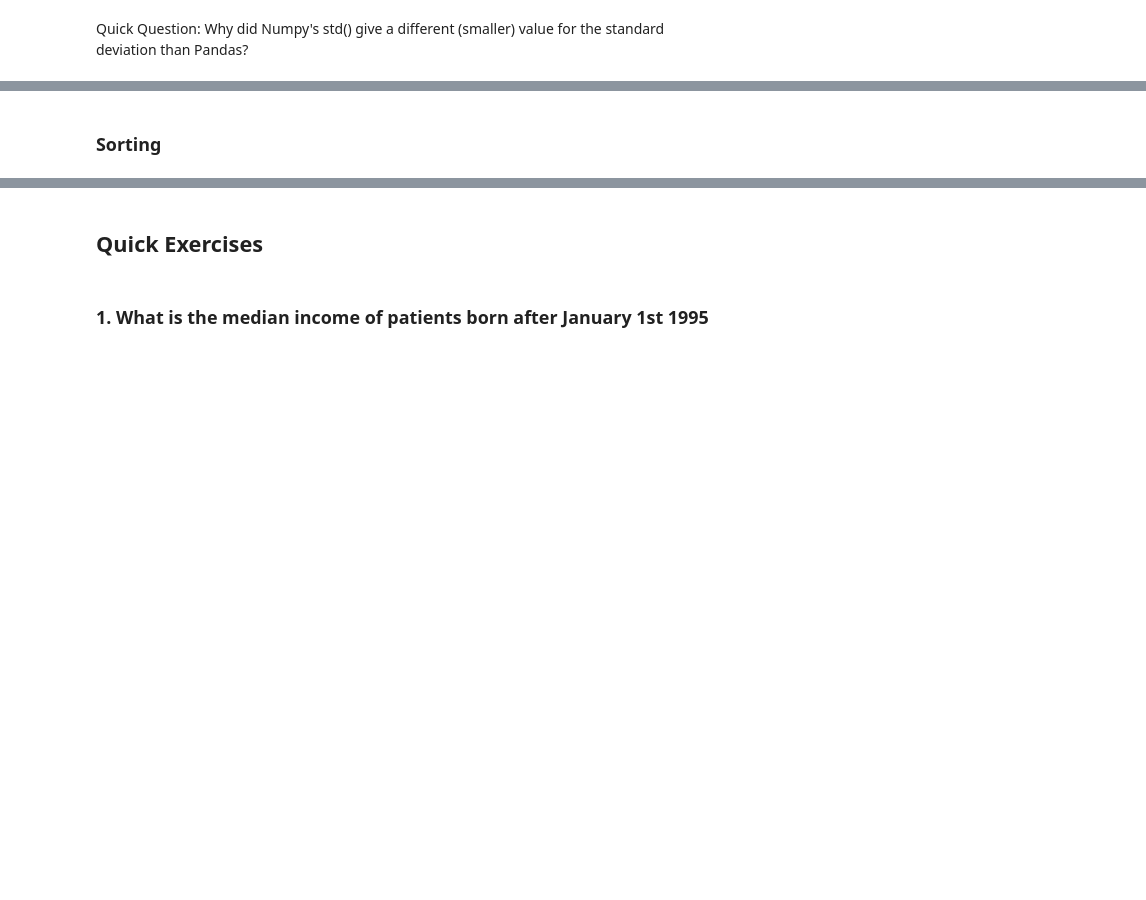
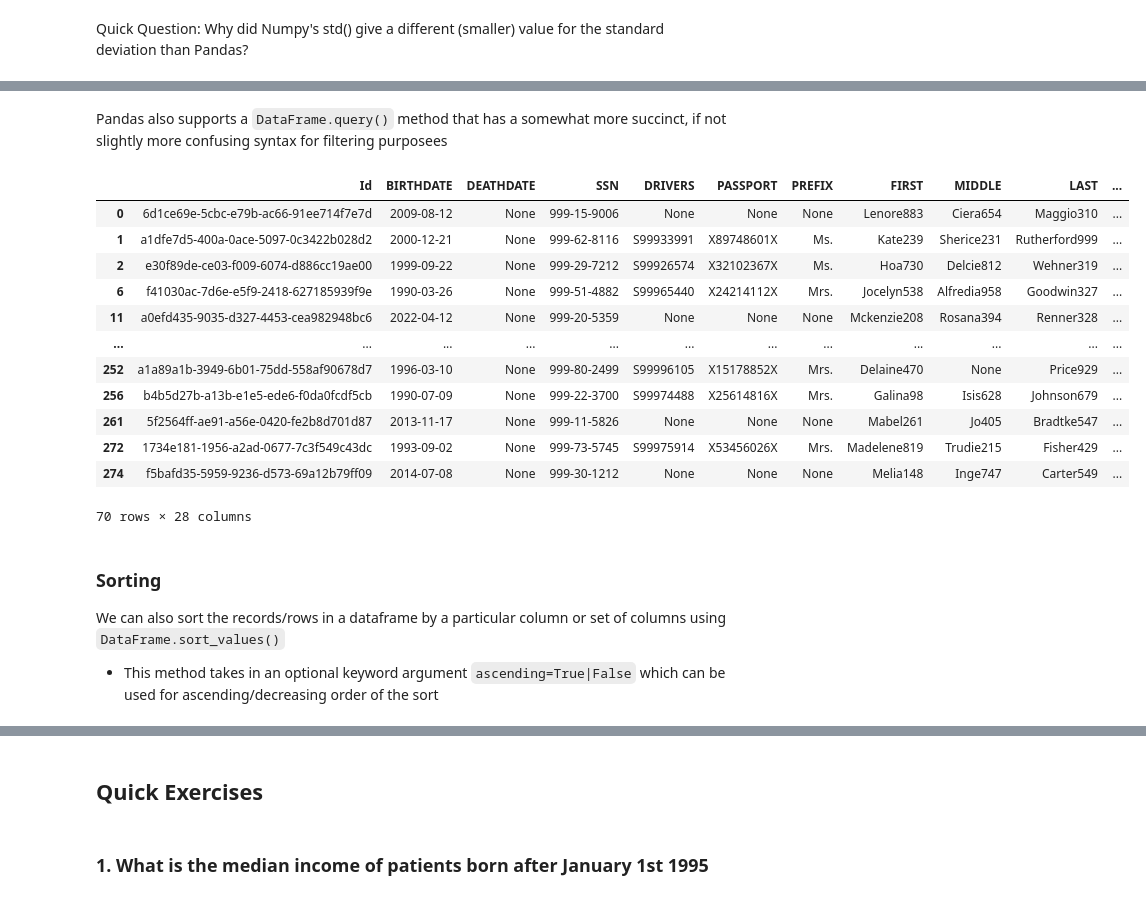
Before and after one commit to btwooton/arch_workshop_data_wrangling1_ws9, a Jupyter notebook: ws9_hands_on.ipynb, the cells around one changed output, grey strips where cells are left out. Cells and saved outputs as stored; diff of their text form; code cells hidden in the pictures; blank space fills up the shorter version.

Commit message:
Added additional examples and descriptive markdown to module sections

```diff
--- a/ws9_hands_on.ipynb
+++ b/ws9_hands_on.ipynb
@@ -77,5 +297,26 @@ patients_ma[patients_ma['BIRTHDATE'] >= '1990-01-01']
+# %% [markdown]
+Pandas also supports a `DataFrame.query()` method that has a somewhat more succinct, if not slightly more confusing syntax for filtering purposees
+# %%
+# Same as the example above, but using the query method
+patients_ma.query('BIRTHDATE >= "1990-01-01" and GENDER == "F"')
+# %% [output]
+|  | Id | BIRTHDATE | DEATHDATE | SSN | DRIVERS | PASSPORT | PREFIX | FIRST | MIDDLE | LAST | ... |
+| 0 | 6d1ce69e-5cbc-e79b-ac66-91ee714f7e7d | 2009-08-12 | None | 999-15-9006 | None | None | None | Lenore883 | Ciera654 | Maggio310 | ... |
+| 1 | a1dfe7d5-400a-0ace-5097-0c3422b028d2 | 2000-12-21 | None | 999-62-8116 | S99933991 | X89748601X | Ms. | Kate239 | Sherice231 | Rutherford999 | ... |
+| 2 | e30f89de-ce03-f009-6074-d886cc19ae00 | 1999-09-22 | None | 999-29-7212 | S99926574 | X32102367X | Ms. | Hoa730 | Delcie812 | Wehner319 | ... |
+| 6 | f41030ac-7d6e-e5f9-2418-627185939f9e | 1990-03-26 | None | 999-51-4882 | S99965440 | X24214112X | Mrs. | Jocelyn538 | Alfredia958 | Goodwin327 | ... |
+| 11 | a0efd435-9035-d327-4453-cea982948bc6 | 2022-04-12 | None | 999-20-5359 | None | None | None | Mckenzie208 | Rosana394 | Renner328 | ... |
+| ... | ... | ... | ... | ... | ... | ... | ... | ... | ... | ... | ... |
+| 252 | a1a89a1b-3949-6b01-75dd-558af90678d7 | 1996-03-10 | None | 999-80-2499 | S99996105 | X15178852X | Mrs. | Delaine470 | None | Price929 | ... |
+| 256 | b4b5d27b-a13b-e1e5-ede6-f0da0fcdf5cb | 1990-07-09 | None | 999-22-3700 | S99974488 | X25614816X | Mrs. | Galina98 | Isis628 | Johnson679 | ... |
+| 261 | 5f2564ff-ae91-a56e-0420-fe2b8d701d87 | 2013-11-17 | None | 999-11-5826 | None | None | None | Mabel261 | Jo405 | Bradtke547 | ... |
+| 272 | 1734e181-1956-a2ad-0677-7c3f549c43dc | 1993-09-02 | None | 999-73-5745 | S99975914 | X53456026X | Mrs. | Madelene819 | Trudie215 | Fisher429 | ... |
+| 274 | f5bafd35-5959-9236-d573-69a12b79ff09 | 2014-07-08 | None | 999-30-1212 | None | None | None | Melia148 | Inge747 | Carter549 | ... |
+70 rows × 28 columns
 # %% [markdown]
 ### Sorting
+We can also sort the records/rows in a dataframe by a particular column or set of columns using `DataFrame.sort_values()`
+- This method takes in an optional keyword argument `ascending=True|False` which can be used for ascending/decreasing order of the sort
 # %%
 # get patients born after 1990, and sort by birthdate
 patients_ma[patients_ma['BIRTHDATE'] >= '1990-01-01'].sort_values(by='BIRTHDATE')
```
Also changed, not shown: parts of 49 cells of this notebook.
